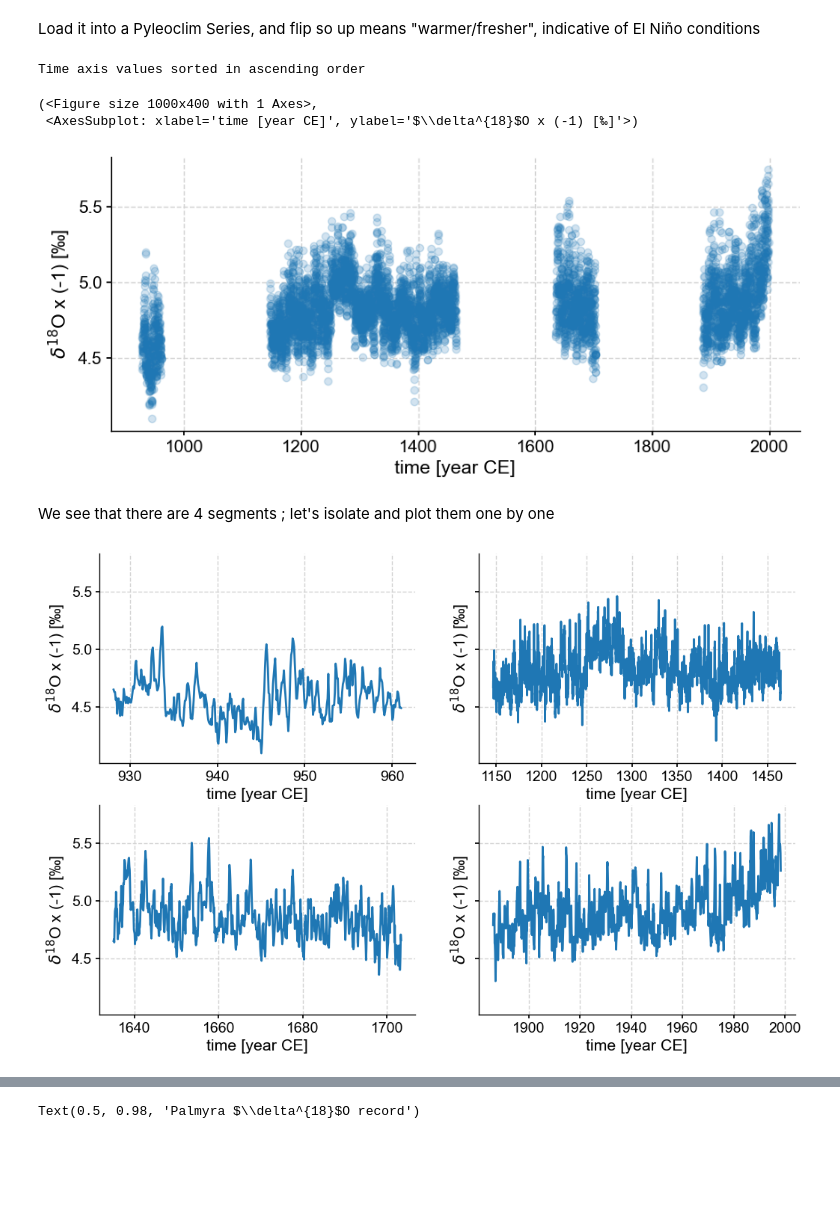
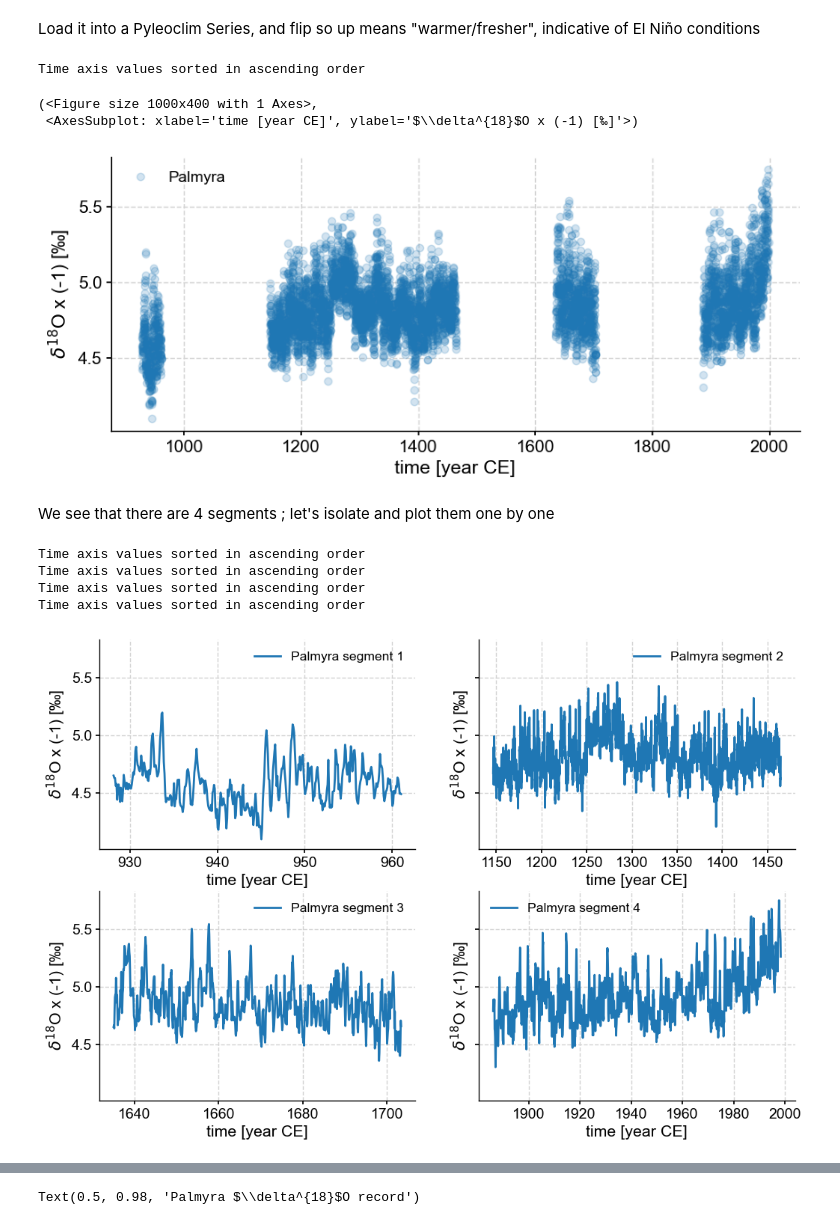
Before and after one commit to LinkedEarth/paleoPandas, a Jupyter notebook: notebooks/palmyra.ipynb, the cells around one changed output, grey strips where cells are left out. Cells and saved outputs as stored; diff of their text form; code cells hidden in the pictures; blank space fills up the shorter version.

```diff
--- a/notebooks/palmyra.ipynb
+++ b/notebooks/palmyra.ipynb
@@ -26,13 +26,14 @@ The autoreload extension is already loaded. To reload it, use:
 Load it into a Pyleoclim Series, and flip so up means "warmer/fresher", indicative of El Niño conditions
 # %%
 pal = pyleo.Series(time=df['age'], time_name='time', time_unit='year CE',
-                       value=df['d18O'], value_name='$\delta^{18}$O', value_unit=u'‰').flip()
+                   value=df['d18O'], value_name='$\delta^{18}$O', value_unit=u'‰',
+                   label='Palmyra').flip()
 pal.plot(marker='o',alpha=0.2, linewidth =0)
 # %% [output]
 Time axis values sorted in ascending order
 (<Figure size 1000x400 with 1 Axes>,
  <AxesSubplot: xlabel='time [year CE]', ylabel='$\\delta^{18}$O x (-1) [‰]'>)
-[figure, old version]
+[figure, new version]
 # %% [markdown]
 We see that there are 4 segments ; let's isolate and plot them one by one
 # %%
@@ -43,5 +44,9 @@ ax = ax.flatten()
 for i, ts, in enumerate(pals.series_list):
     ts.plot(ax=ax[i])
 # %% [output]
+Time axis values sorted in ascending order
+Time axis values sorted in ascending order
+Time axis values sorted in ascending order
+Time axis values sorted in ascending order
-[figure, old version]
+[figure, new version]
 # %% [markdown]
```
Also changed, not shown: parts of 9 cells of this notebook.
